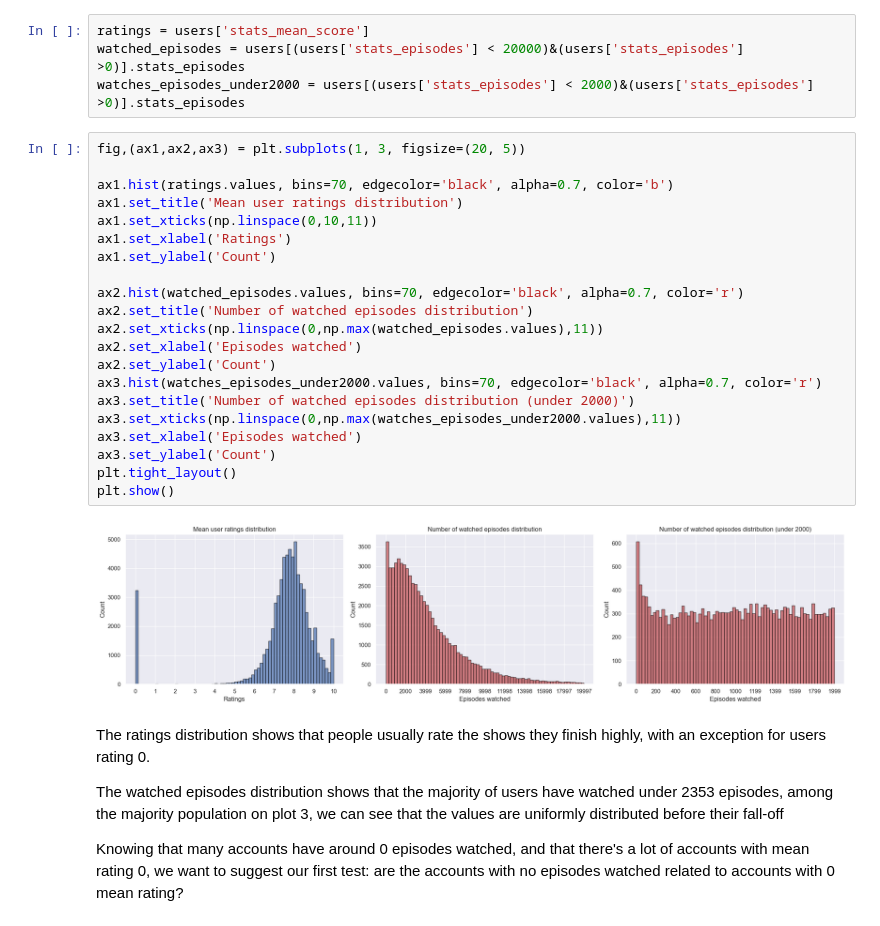
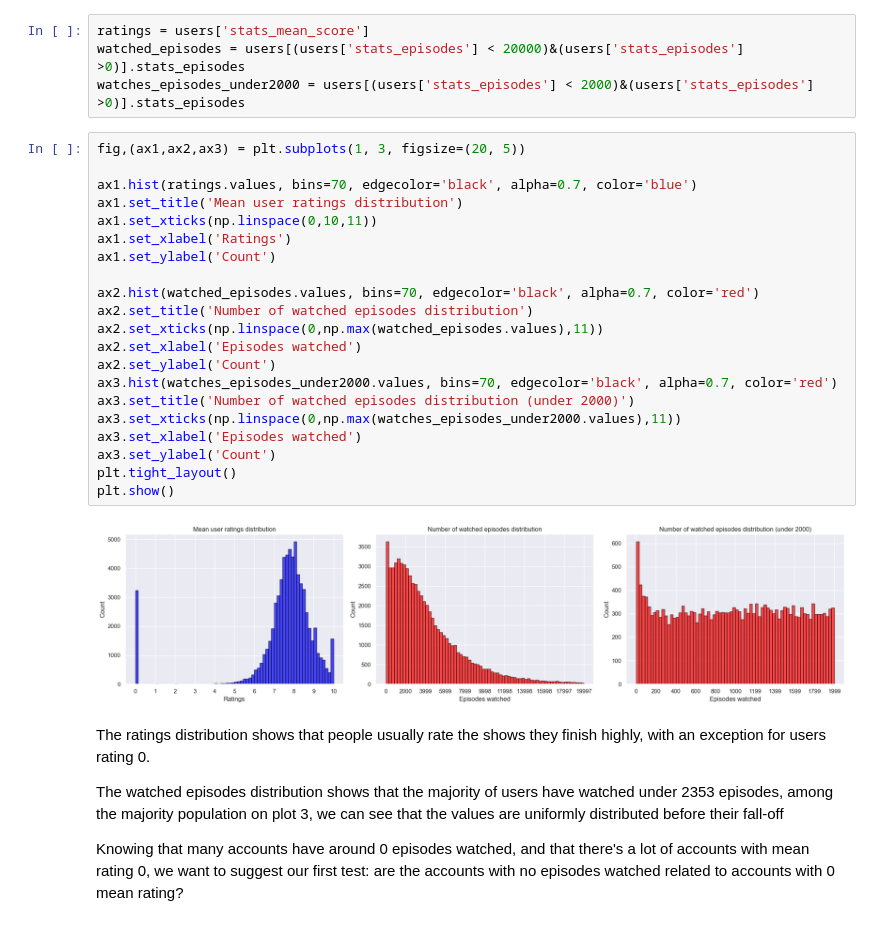
Before and after one commit to SafonovO/MyAnimeList-analysis, a Jupyter notebook: DataExploration.ipynb, the cells around one changed output. Drawn from its saved outputs; the diff is of its cells as text.

```diff
--- a/DataExploration.ipynb
+++ b/DataExploration.ipynb
@@ -97,26 +97,26 @@ watches_episodes_under2000 = users[(users['stats_episodes'] < 2000)&(users['stat
 # %%
 fig,(ax1,ax2,ax3) = plt.subplots(1, 3, figsize=(20, 5))
 
-ax1.hist(ratings.values, bins=70, edgecolor='black', alpha=0.7, color='b')
+ax1.hist(ratings.values, bins=70, edgecolor='black', alpha=0.7, color='blue')
 ax1.set_title('Mean user ratings distribution')
 ax1.set_xticks(np.linspace(0,10,11))
 ax1.set_xlabel('Ratings')
 ax1.set_ylabel('Count')
 
-ax2.hist(watched_episodes.values, bins=70, edgecolor='black', alpha=0.7, color='r')
+ax2.hist(watched_episodes.values, bins=70, edgecolor='black', alpha=0.7, color='red')
 ax2.set_title('Number of watched episodes distribution')
 ax2.set_xticks(np.linspace(0,np.max(watched_episodes.values),11))
 ax2.set_xlabel('Episodes watched')
 ax2.set_ylabel('Count')
-ax3.hist(watches_episodes_under2000.values, bins=70, edgecolor='black', alpha=0.7, color='r')
+ax3.hist(watches_episodes_under2000.values, bins=70, edgecolor='black', alpha=0.7, color='red')
 ax3.set_title('Number of watched episodes distribution (under 2000)')
 ax3.set_xticks(np.linspace(0,np.max(watches_episodes_under2000.values),11))
 ax3.set_xlabel('Episodes watched')
 ax3.set_ylabel('Count')
 plt.tight_layout()
 plt.show()
 # %% [output]
-[figure, old version]
+[figure, new version]
 # %% [markdown]
  The ratings distribution shows that people usually rate the shows they finish highly, with an exception for users rating 0.
 
```
Also changed, not shown: parts of 2 cells of this notebook, 1 other file.
